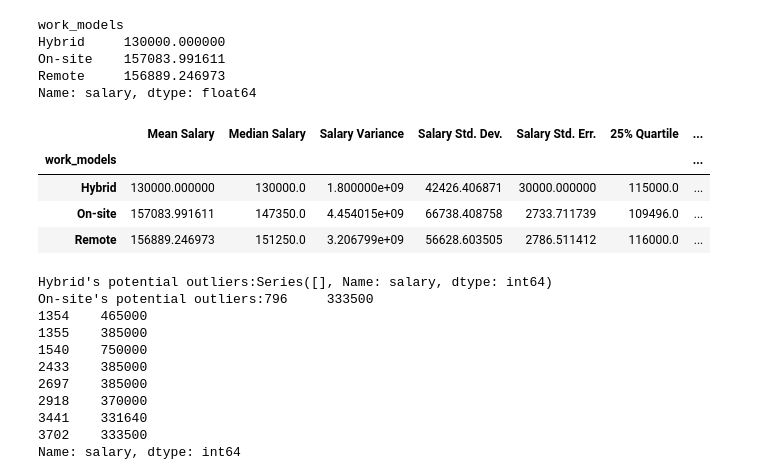
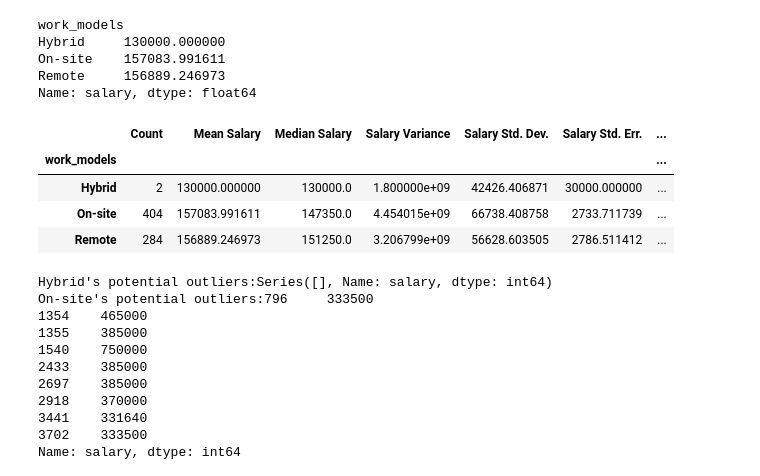
Before and after one commit to shemani2/Project1, a Jupyter notebook: Question_4/question4.ipynb, the cells around one changed output. Saved outputs shown, nothing was run; the diff lists cells and outputs as text; code cells hidden in the pictures.

```diff
--- a/Question_4/question4.ipynb
+++ b/Question_4/question4.ipynb
@@ -268,31 +268,33 @@ Remote     156889.246973
 Name: salary, dtype: float64
 # %%
 # Data Engineer Work Model
+count = data_engineer_df['salary'].groupby(data_engineer_df['work_models']).nunique()
 mean = data_engineer_df['salary'].groupby(data_engineer_df['work_models']).mean()
 median = data_engineer_df['salary'].groupby(data_engineer_df['work_models']).median()
 var = data_engineer_df['salary'].groupby(data_engineer_df['work_models']).var()
 std = data_engineer_df['salary'].groupby(data_engineer_df['work_models']).std()
 sem = data_engineer_df['salary'].groupby(data_engineer_df['work_models']).sem()
 q1 = data_engineer_df['salary'].groupby(data_engineer_df['work_models']).quantile(0.25)
 q3 = data_engineer_df['salary'].groupby(data_engineer_df['work_models']).quantile(0.75)
 # Use groupby and summary statistical methods to calculate the following properties of each work models
 # mean, median, variance, standard deviation, and SEM of the salary
 # Assemble the resulting series into a single summary DataFrame.
-de_summary_stat = pd.DataFrame({"Mean Salary": mean,
+de_summary_stat = pd.DataFrame({"Count": count,
+                                "Mean Salary": mean,
                              "Median Salary": median,
                              "Salary Variance": var,
                              "Salary Std. Dev.": std,
                              "Salary Std. Err.": sem,
                              "25% Quartile": q1,
                              "75% Quartille": q3})
 
 de_summary_stat
 # %% [output]
-|  | Mean Salary | Median Salary | Salary Variance | Salary Std. Dev. | Salary Std. Err. | 25% Quartile | ... |
+|  | Count | Mean Salary | Median Salary | Salary Variance | Salary Std. Dev. | Salary Std. Err. | ... |
 | work_models |  |  |  |  |  |  | ... |
-| Hybrid | 130000.000000 | 130000.0 | 1.800000e+09 | 42426.406871 | 30000.000000 | 115000.0 | ... |
-| On-site | 157083.991611 | 147350.0 | 4.454015e+09 | 66738.408758 | 2733.711739 | 109496.0 | ... |
-| Remote | 156889.246973 | 151250.0 | 3.206799e+09 | 56628.603505 | 2786.511412 | 116000.0 | ... |
+| Hybrid | 2 | 130000.000000 | 130000.0 | 1.800000e+09 | 42426.406871 | 30000.000000 | ... |
+| On-site | 404 | 157083.991611 | 147350.0 | 4.454015e+09 | 66738.408758 | 2733.711739 | ... |
+| Remote | 284 | 156889.246973 | 151250.0 | 3.206799e+09 | 56628.603505 | 2786.511412 | ... |
 # %%
 def outliers(models):
     # Filter the DataFrame based on the models
```
Also changed, not shown: parts of 4 cells of this notebook.
